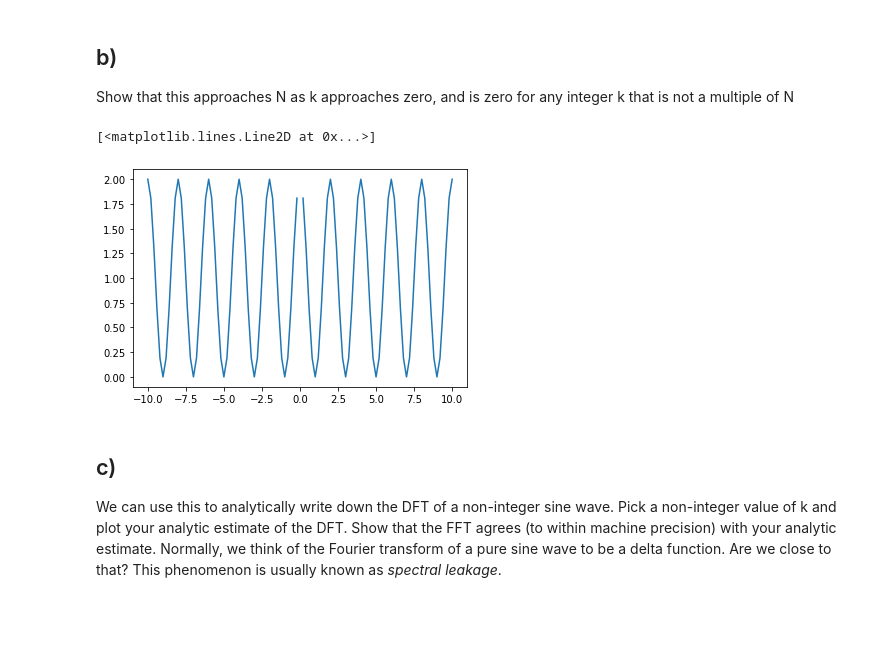
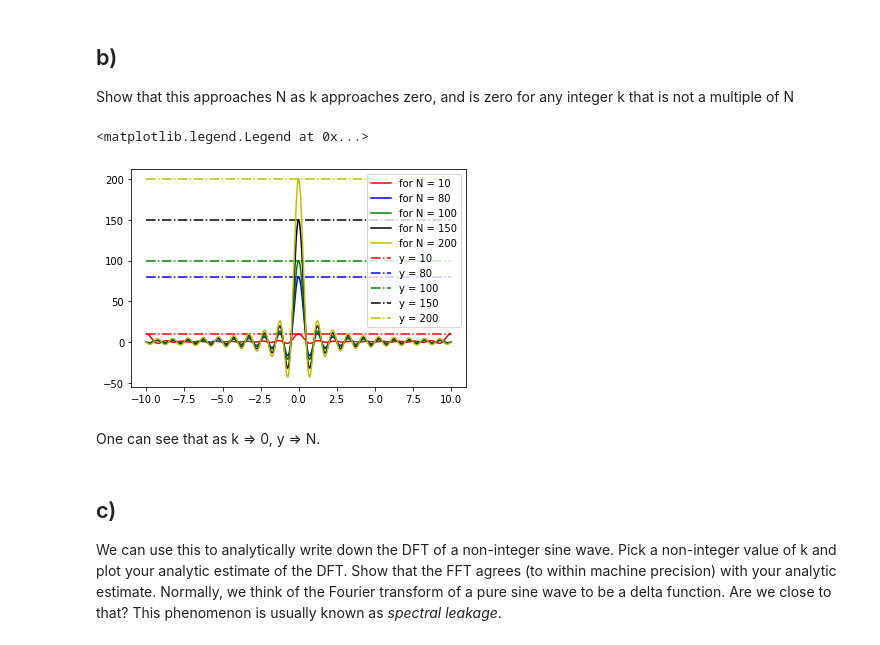
Before and after one commit to RphlFrmnt/PHYS512, a Jupyter notebook: Assign_4.ipynb, the cells around one changed output. Drawn from its saved outputs; the diff is of its cells as text; code cells hidden in the pictures; blank space fills up the shorter version.

```diff
--- a/Assign_4.ipynb
+++ b/Assign_4.ipynb
@@ -227,13 +243,18 @@ $$\frac{1-\exp(−2πik)}{1-\exp(−2πik\big/N)} \blacksquare$$
 ## b)
 Show that this approaches N as k approaches zero, and is zero for any integer k that is not a multiple of N
 # %%
-k = np.linspace(-10,10,101)
-N = 2
-y = (1-np.exp(-2*np.pi*1j*k))/(1-np.exp(-2*np.pi*1j*k/N))
-plt.plot(k,y)
+k = np.linspace(-10,10,1401)
+colorline = ["r","b","g","k","y"]
+for i,N in enumerate([10,80,100,150,200]):
+    y = (1-np.exp(-2*np.pi*1j*k))/(1-np.exp(-2*np.pi*1j*k/N))
+    plt.plot(k,y,"-",label="for N = {}".format(N),color=colorline[i])
+    plt.hlines(N,-10,10,label="y = {}".format(N),linestyles='dashdot',color=colorline[i])
+plt.legend()
 # %% [output]
-[<matplotlib.lines.Line2D at 0x...>]
+<matplotlib.legend.Legend at 0x...>
-[figure, old version]
+[figure, new version]
+# %% [markdown]
+One can see that as k => 0, y => N.
 # %% [markdown]
 ## c)
 We can use this to analytically write down the DFT of a non-integer sine wave. Pick a non-integer value of k and plot your analytic estimate of the DFT. Show that the FFT agrees (to within machine precision) with your analytic estimate. Normally, we think of the Fourier transform of a pure sine wave to be a delta function. Are we close to that? This phenomenon is usually known as _spectral leakage_.
```
Also changed, not shown: parts of 3 cells of this notebook.
